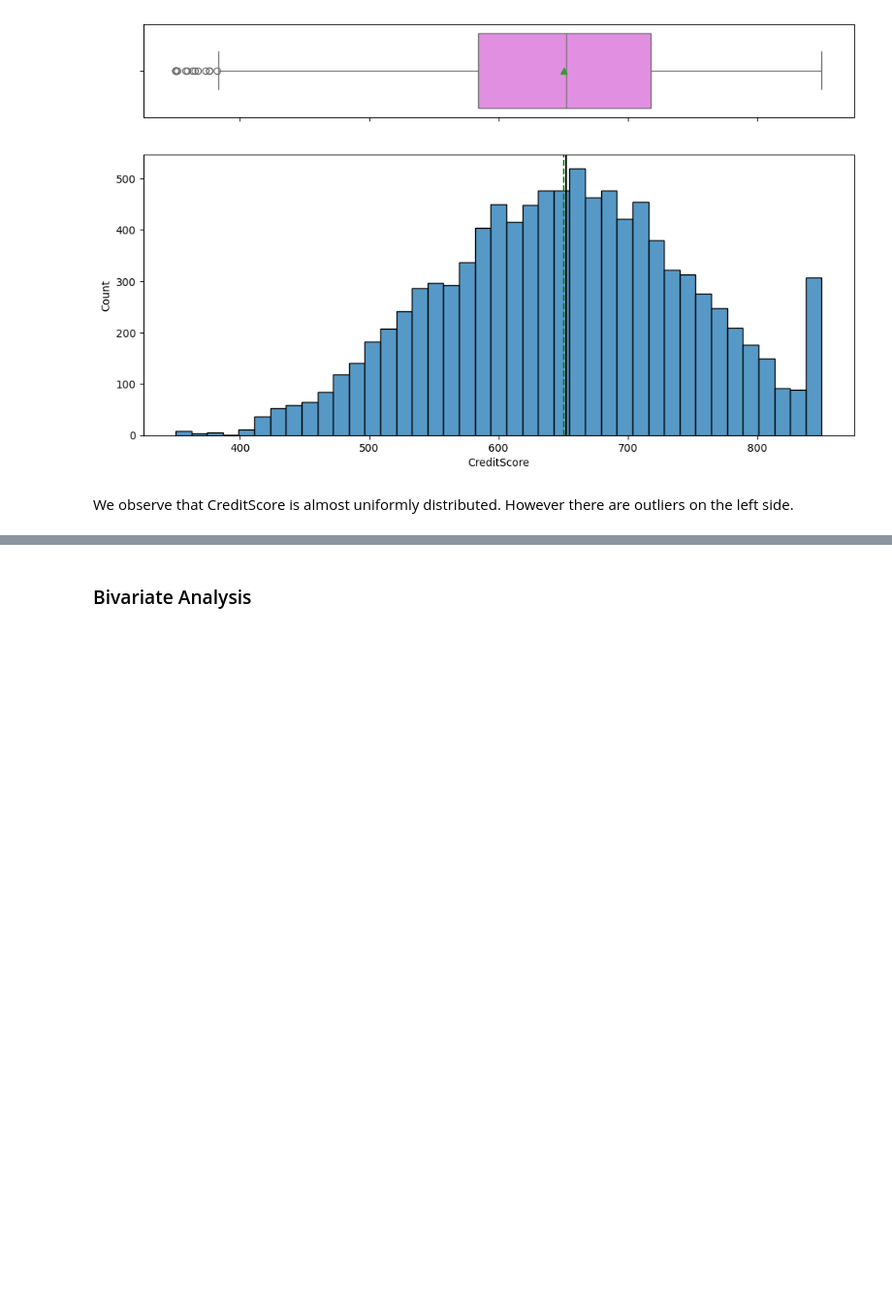
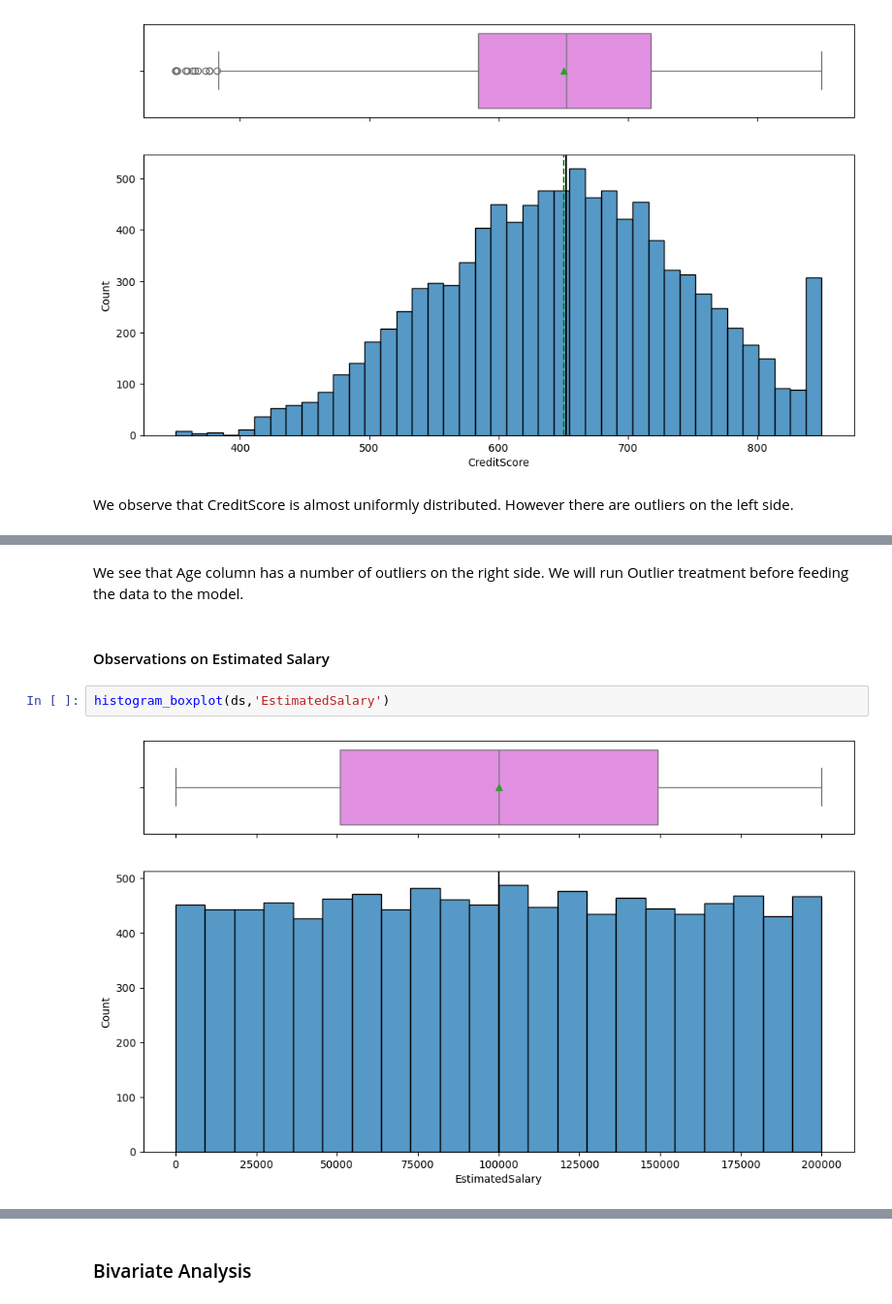
Before and after one commit to nirajguru/machine-learning-projects, a Jupyter notebook: bank-churn/notebook/Bank_Churn_Proj7_Niraj.ipynb, the cells around one changed output, grey strips where cells are left out. Shown at 97% size. Drawn from its saved outputs; the diff is of its cells as text; blank space fills up the shorter version.

Commit message:
Complete EDA and Data preprocessing

```diff
--- a/bank-churn/notebook/Bank_Churn_Proj7_Niraj.ipynb
+++ b/bank-churn/notebook/Bank_Churn_Proj7_Niraj.ipynb
@@ -339,0 +351,8 @@ We observe that CreditScore is almost uniformly distributed. However there are o
+# %% [markdown]
+We see that Age column has a number of outliers on the right side. We will run Outlier treatment before feeding the data to the model.
+# %% [markdown]
+#### Observations on Estimated Salary
+# %%
+histogram_boxplot(ds,'EstimatedSalary')
+# %% [output]
+[figure, added]
```
Also changed, not shown: parts of 77 cells of this notebook.
